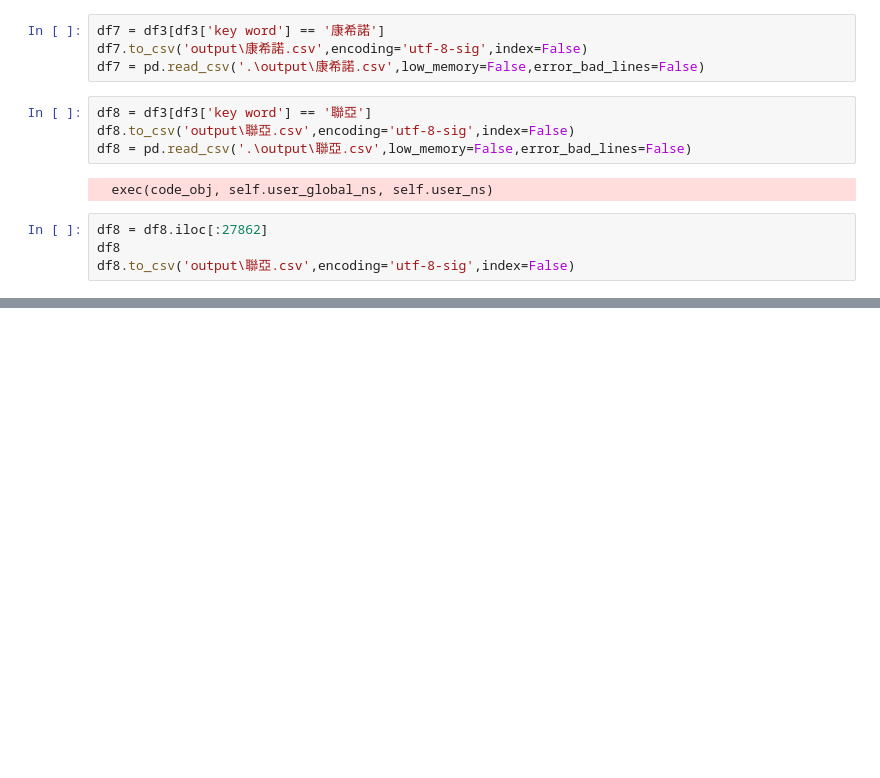
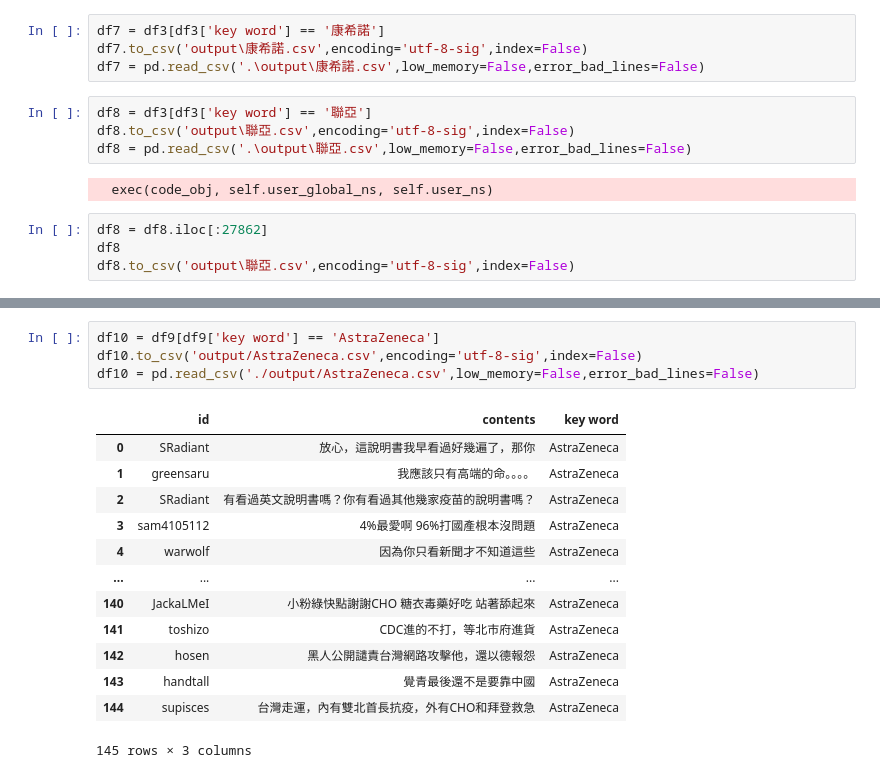
Before and after one commit to huang-jeff0210/hate_speech, a Jupyter notebook: timeSelect/deal.ipynb, the cells around one changed output, grey strips where cells are left out. Drawn from its saved outputs; the diff is of its cells as text; blank space fills up the shorter version.

```diff
--- a/timeSelect/deal.ipynb
+++ b/timeSelect/deal.ipynb
@@ -123,0 +142,18 @@ df8.to_csv('output\聯亞.csv',encoding='utf-8-sig',index=False)
+# %%
+df10 = df9[df9['key word'] == 'AstraZeneca']
+df10.to_csv('output/AstraZeneca.csv',encoding='utf-8-sig',index=False)
+df10 = pd.read_csv('./output/AstraZeneca.csv',low_memory=False,error_bad_lines=False)
+# %% [output]
+|  | id | contents | key word |
+| 0 | SRadiant | 放心，這說明書我早看過好幾遍了，那你 | AstraZeneca |
+| 1 | greensaru | 我應該只有高端的命。。。。 | AstraZeneca |
+| 2 | SRadiant | 有看過英文說明書嗎？你有看過其他幾家疫苗的說明書嗎？ | AstraZeneca |
+| 3 | sam4105112 | 4%最愛啊 96%打國產根本沒問題 | AstraZeneca |
+| 4 | warwolf | 因為你只看新聞才不知道這些 | AstraZeneca |
+| ... | ... | ... | ... |
+| 140 | JackaLMeI | 小粉綠快點謝謝CHO 糖衣毒藥好吃 站著舔起來 | AstraZeneca |
+| 141 | toshizo | CDC進的不打，等北市府進貨 | AstraZeneca |
+| 142 | hosen | 黑人公開譴責台灣網路攻擊他，還以德報怨 | AstraZeneca |
+| 143 | handtall | 覺青最後還不是要靠中國 | AstraZeneca |
+| 144 | supisces | 台灣走運，內有雙北首長抗疫，外有CHO和拜登救急 | AstraZeneca |
+145 rows × 3 columns
```
Also changed, not shown: parts of 8 cells of this notebook, 8 other files.
